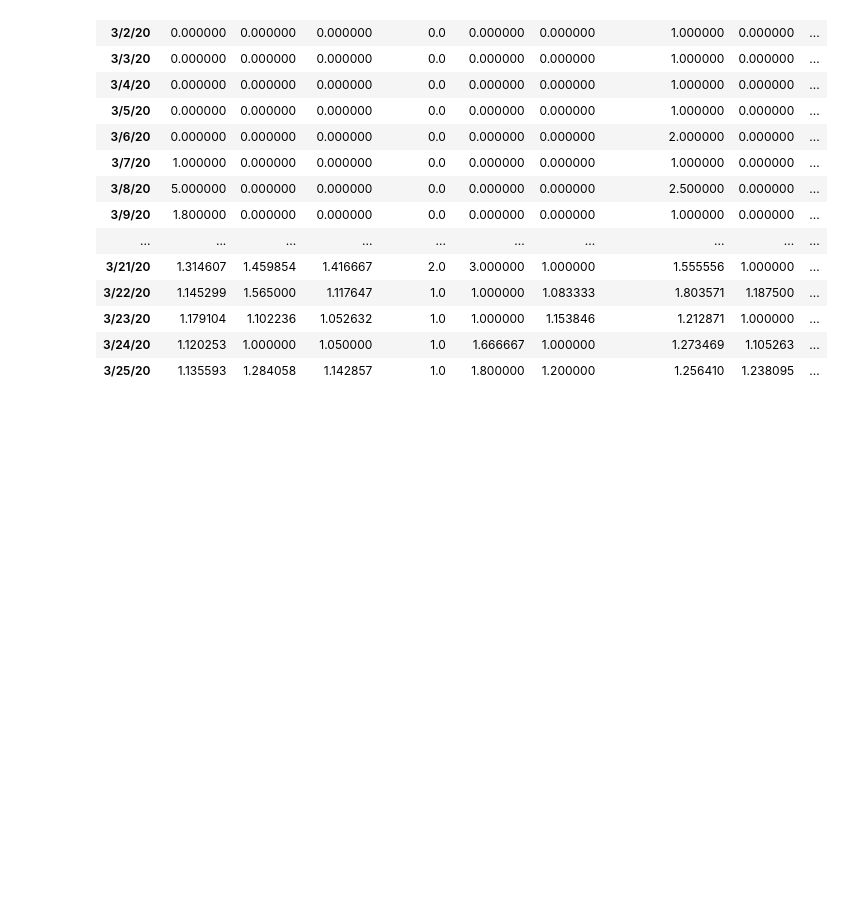
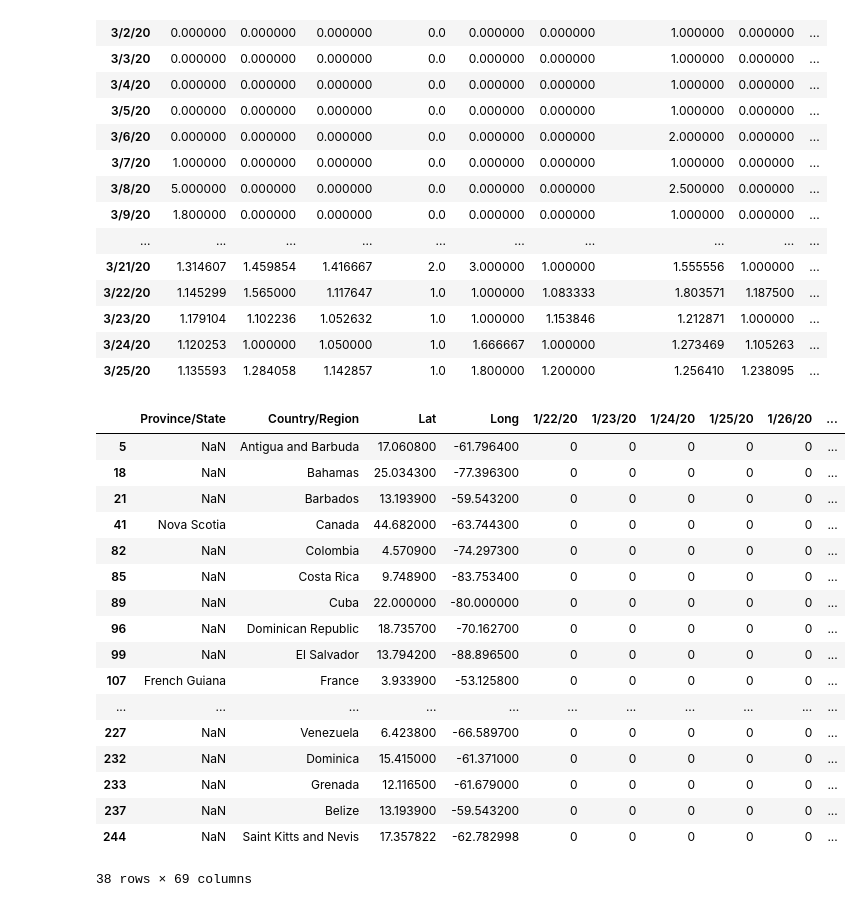
Before and after one commit to andresdha/COVID_Analysis, a Jupyter notebook: International Data Cleanup.ipynb, the cells around one changed output. Drawn from its saved outputs; the diff is of its cells as text; code cells hidden in the pictures; blank space fills up the shorter version.

```diff
--- a/International Data Cleanup.ipynb
+++ b/International Data Cleanup.ipynb
@@ -254,3 +282,32 @@ camcar_gf
 | 3/25/20 | 1.135593 | 1.284058 | 1.142857 | 1.0 | 1.800000 | 1.200000 | 1.256410 | 1.238095 | ... |
 # %%
 camcar_gf.to_csv('GrowthFactorCAMCAR.csv', index=True)
+# %%
+temp = raw_cases[0 < raw_cases['Lat']]
+# %%
+temp = temp[ temp['Lat'] < 45]
+# %%
+temp = temp[-45 > temp['Long']]
+# %%
+temp = temp[temp['Long'] > -105]
+# %%
+temp
+# %% [output]
+|  | Province/State | Country/Region | Lat | Long | 1/22/20 | 1/23/20 | 1/24/20 | 1/25/20 | 1/26/20 | ... |
+| 5 | NaN | Antigua and Barbuda | 17.060800 | -61.796400 | 0 | 0 | 0 | 0 | 0 | ... |
+| 18 | NaN | Bahamas | 25.034300 | -77.396300 | 0 | 0 | 0 | 0 | 0 | ... |
+| 21 | NaN | Barbados | 13.193900 | -59.543200 | 0 | 0 | 0 | 0 | 0 | ... |
+| 41 | Nova Scotia | Canada | 44.682000 | -63.744300 | 0 | 0 | 0 | 0 | 0 | ... |
+| 82 | NaN | Colombia | 4.570900 | -74.297300 | 0 | 0 | 0 | 0 | 0 | ... |
+| 85 | NaN | Costa Rica | 9.748900 | -83.753400 | 0 | 0 | 0 | 0 | 0 | ... |
+| 89 | NaN | Cuba | 22.000000 | -80.000000 | 0 | 0 | 0 | 0 | 0 | ... |
+| 96 | NaN | Dominican Republic | 18.735700 | -70.162700 | 0 | 0 | 0 | 0 | 0 | ... |
+| 99 | NaN | El Salvador | 13.794200 | -88.896500 | 0 | 0 | 0 | 0 | 0 | ... |
+| 107 | French Guiana | France | 3.933900 | -53.125800 | 0 | 0 | 0 | 0 | 0 | ... |
+| ... | ... | ... | ... | ... | ... | ... | ... | ... | ... | ... |
+| 227 | NaN | Venezuela | 6.423800 | -66.589700 | 0 | 0 | 0 | 0 | 0 | ... |
+| 232 | NaN | Dominica | 15.415000 | -61.371000 | 0 | 0 | 0 | 0 | 0 | ... |
+| 233 | NaN | Grenada | 12.116500 | -61.679000 | 0 | 0 | 0 | 0 | 0 | ... |
+| 237 | NaN | Belize | 13.193900 | -59.543200 | 0 | 0 | 0 | 0 | 0 | ... |
+| 244 | NaN | Saint Kitts and Nevis | 17.357822 | -62.782998 | 0 | 0 | 0 | 0 | 0 | ... |
+38 rows × 69 columns
```
Also changed, not shown: parts of 16 cells of this notebook, 2 other files.
